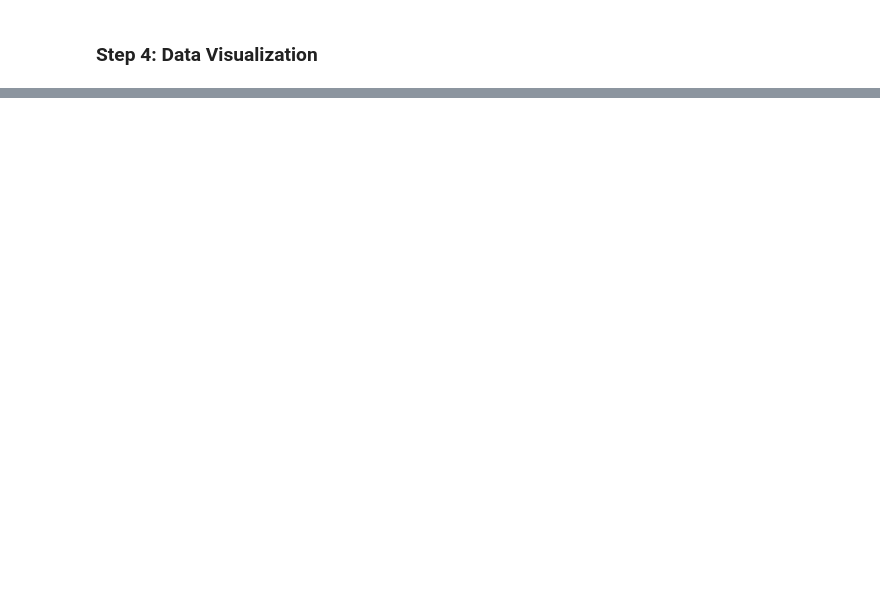
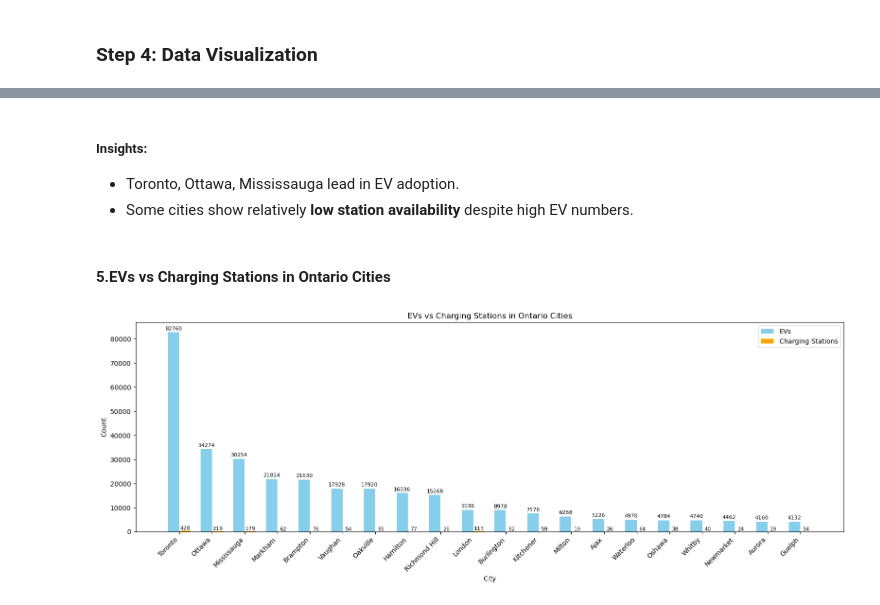
Before and after one commit to Deepkumar-DataSolutions/EV_Project, a Jupyter notebook: EDA.ipynb, the cells around one changed output, grey strips where cells are left out. Drawn from its saved outputs; the diff is of its cells as text; code cells hidden in the pictures; blank space fills up the shorter version.

```diff
--- a/EDA.ipynb
+++ b/EDA.ipynb
@@ -409,0 +393,41 @@ result.to_csv("ev_city_station_summary.csv", index=False)
+# %% [markdown]
+##### Insights:
+- Toronto, Ottawa, Mississauga lead in EV adoption.
+- Some cities show relatively **low station availability** despite high EV numbers.
+# %% [markdown]
+#### 5.EVs vs Charging Stations in Ontario Cities
+# %%
+
+# Take top 20 cities from the data
+top_ontario = ontario_city_stats.head(20)
+
+# Set up positions for grouped bars
+x = np.arange(len(top_ontario["City"]))
+width = 0.35
+
+# Create the plot
+fig, ax = plt.subplots(figsize=(16, 6))
+ev_bars = ax.bar(x - width/2, top_ontario["EV_Count"], width, label="EVs", color="skyblue")
+station_bars = ax.bar(x + width/2, top_ontario["Station_Count"], width, label="Charging Stations", color="orange")
+
+# Labels and title
+ax.set_xlabel("City")
+ax.set_ylabel("Count")
+ax.set_title("EVs vs Charging Stations in Ontario Cities")
+ax.set_xticks(x)
+ax.set_xticklabels(top_ontario["City"], rotation=45, ha="right")
+ax.legend()
+
+# Annotate bar values
+for bar in ev_bars:
+    yval = bar.get_height()
+    ax.text(bar.get_x() + bar.get_width()/2, yval + 500, int(yval), ha='center', va='bottom', fontsize=8)
+
+for bar in station_bars:
+    yval = bar.get_height()
+    ax.text(bar.get_x() + bar.get_width()/2, yval + 1, int(yval), ha='center', va='bottom', fontsize=8)
+
+plt.tight_layout()
+plt.show()
+# %% [output]
+[figure, added]
```
Also changed, not shown: parts of 52 cells of this notebook, 3 other files.
